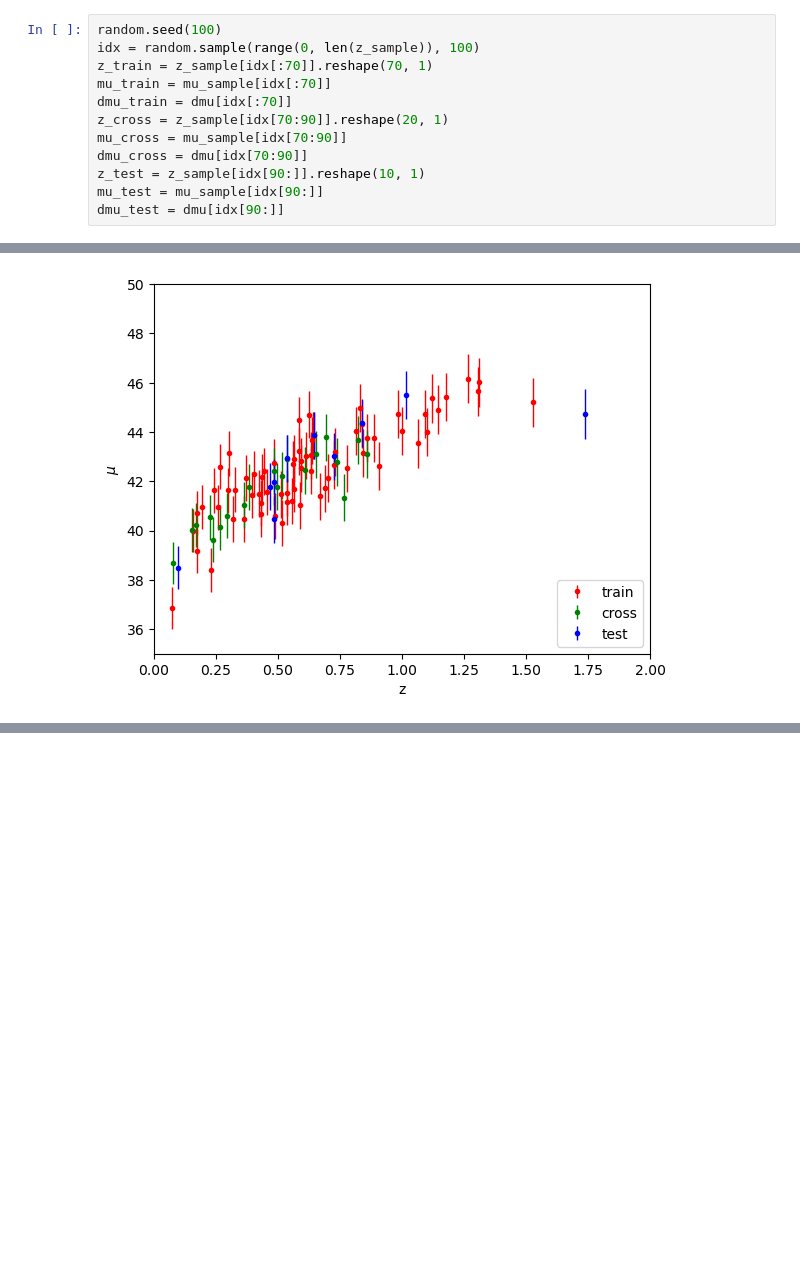
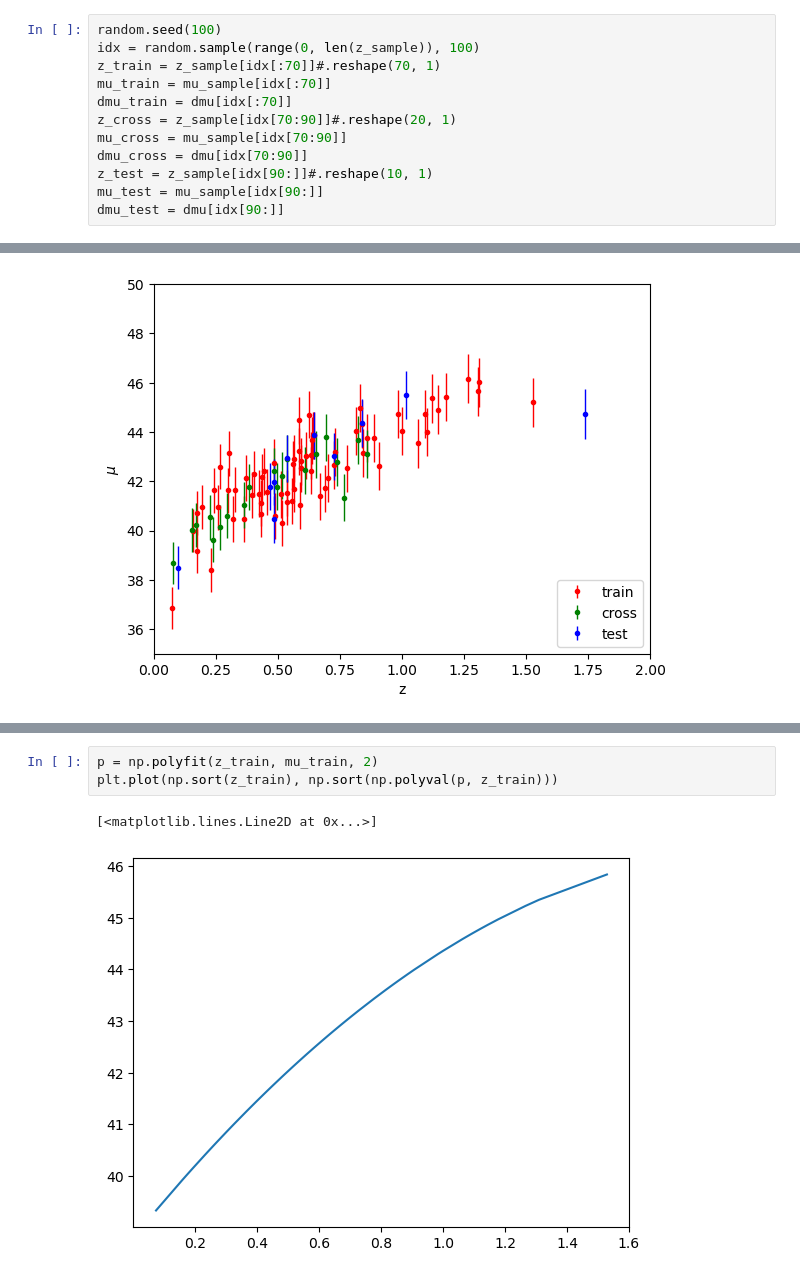
Before and after one commit to SimoneRestuccia/astrostatistics_bicocca_2024, a Jupyter notebook: working/L_17_01.ipynb, the cells around one changed output, grey strips where cells are left out. Saved outputs shown, nothing was run; the diff lists cells and outputs as text; blank space fills up the shorter version.

```diff
--- a/working/L_17_01.ipynb
+++ b/working/L_17_01.ipynb
@@ -100,13 +123,13 @@ plt.ylim(35,50);
 # %%
 random.seed(100)
 idx = random.sample(range(0, len(z_sample)), 100)
-z_train = z_sample[idx[:70]].reshape(70, 1)
+z_train = z_sample[idx[:70]]#.reshape(70, 1)
 mu_train = mu_sample[idx[:70]]
 dmu_train = dmu[idx[:70]]
-z_cross = z_sample[idx[70:90]].reshape(20, 1)
+z_cross = z_sample[idx[70:90]]#.reshape(20, 1)
 mu_cross = mu_sample[idx[70:90]]
 dmu_cross = dmu[idx[70:90]]
-z_test = z_sample[idx[90:]].reshape(10, 1)
+z_test = z_sample[idx[90:]]#.reshape(10, 1)
 mu_test = mu_sample[idx[90:]]
 dmu_test = dmu[idx[90:]]
 # %%
@@ -132,0 +165,6 @@ def polyfit(degree, z, mu, dmu):
+# %%
+p = np.polyfit(z_train, mu_train, 2)
+plt.plot(np.sort(z_train), np.sort(np.polyval(p, z_train)))
+# %% [output]
+[<matplotlib.lines.Line2D at 0x...>]
+[figure, added]
```
Also changed, not shown: parts of 12 cells of this notebook.
